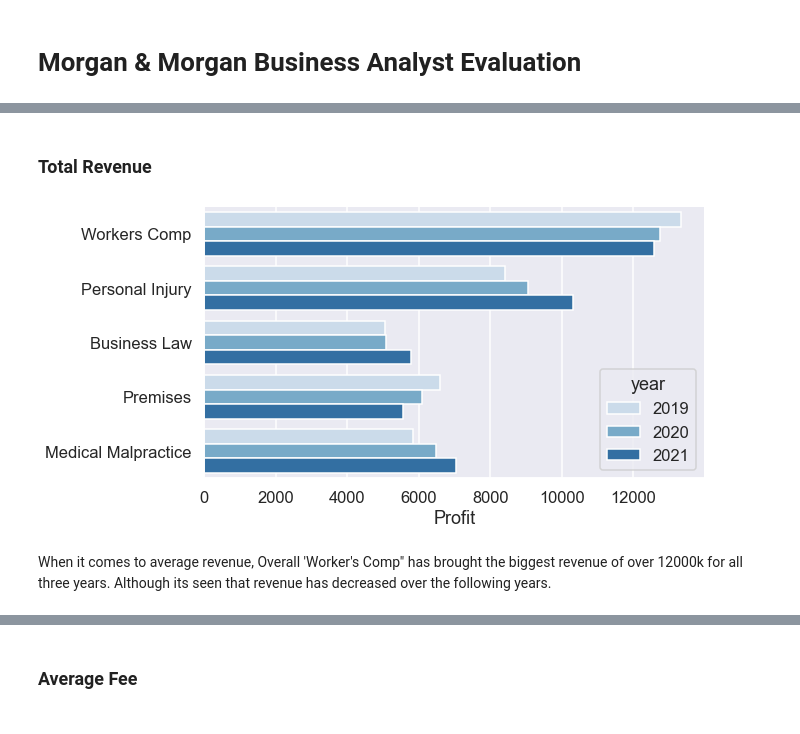
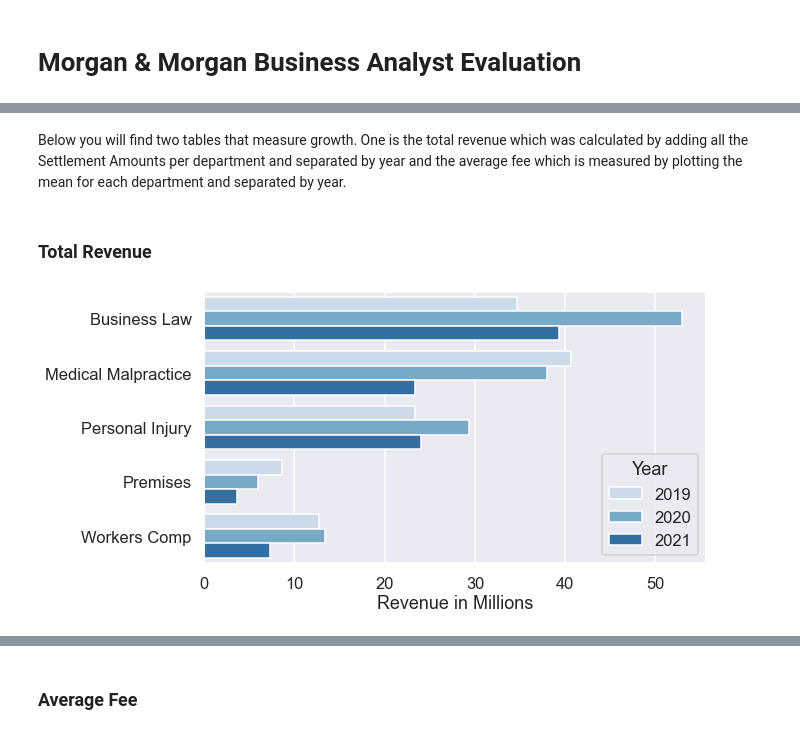
Before and after one commit to carlosiruiz/mnm-data_analyst, a Jupyter notebook: Lawfirm_Analysis.ipynb, the cells around one changed output, grey strips where cells are left out. Saved outputs shown, nothing was run; the diff lists cells and outputs as text; code cells hidden in the pictures.

```diff
--- a/Lawfirm_Analysis.ipynb
+++ b/Lawfirm_Analysis.ipynb
@@ -13 +11,5 @@ emp=pd.read_excel('employee.xlsx')
+# %%
+#loading sheets
+settle= pd.read_excel('Business Analyst Evaluation.xlsx',sheet_name='Settlement Data')
+emp=pd.read_excel('Business Analyst Evaluation.xlsx',sheet_name='Employee Data')
 # %% [markdown]
@@ -15 +17,3 @@ emp=pd.read_excel('employee.xlsx')
+# %% [markdown]
+Below you will find two tables that measure growth. One is the total revenue which was calculated by adding all the Settlement Amounts per department and separated by year and the average fee which is measured by plotting the mean for each department and separated by year.
 # %%
@@ -22,14 +28,18 @@ growth['year']=pd.DatetimeIndex(pd.to_datetime(growth['Resolution Date'],format=
 growth['profit']=growth['Settlement Amount']-growth['Case Expenses']
 # %% [markdown]
 ### Total Revenue
+# %%
+#Calculating the total revenue per department
+total_revenue=pd.melt(growth.groupby(['Department','year']).sum().T)
+total_revenue.value=[int(i) for i in round(total_revenue.value/1000000)]
 # %%
 sns.set('talk')
-ax=sns.catplot(
-    y='Department',x='profit',hue='year',data=growth,kind='bar',ci=None,dodge = True,
-    aspect=2,palette="Blues", legend_out=False)\
-    .set(xlabel='Profit',ylabel='')
-plt.savefig('yavgtot',transparent=True)
+plt.figure(figsize=(9,5))
+ax=sns.barplot(
+    y='Department',x='value',hue='year',data=total_revenue,ci=None,dodge = True,
+    palette="Blues")\
+    .set(xlabel='Revenue in Millions',ylabel='')
+plt.legend(title='Year')
+plt.savefig('yavgtot',transparent=True,bbox_inches='tight')
 # %% [output]
-[figure, old version]
+[figure, new version]
-# %% [markdown]
-When it comes to average revenue, Overall 'Worker's Comp" has brought the biggest revenue of over 12000k for all three years. Although its seen that revenue has decreased over the following years.
```
Also changed, not shown: parts of 37 cells of this notebook, 11 other files.
